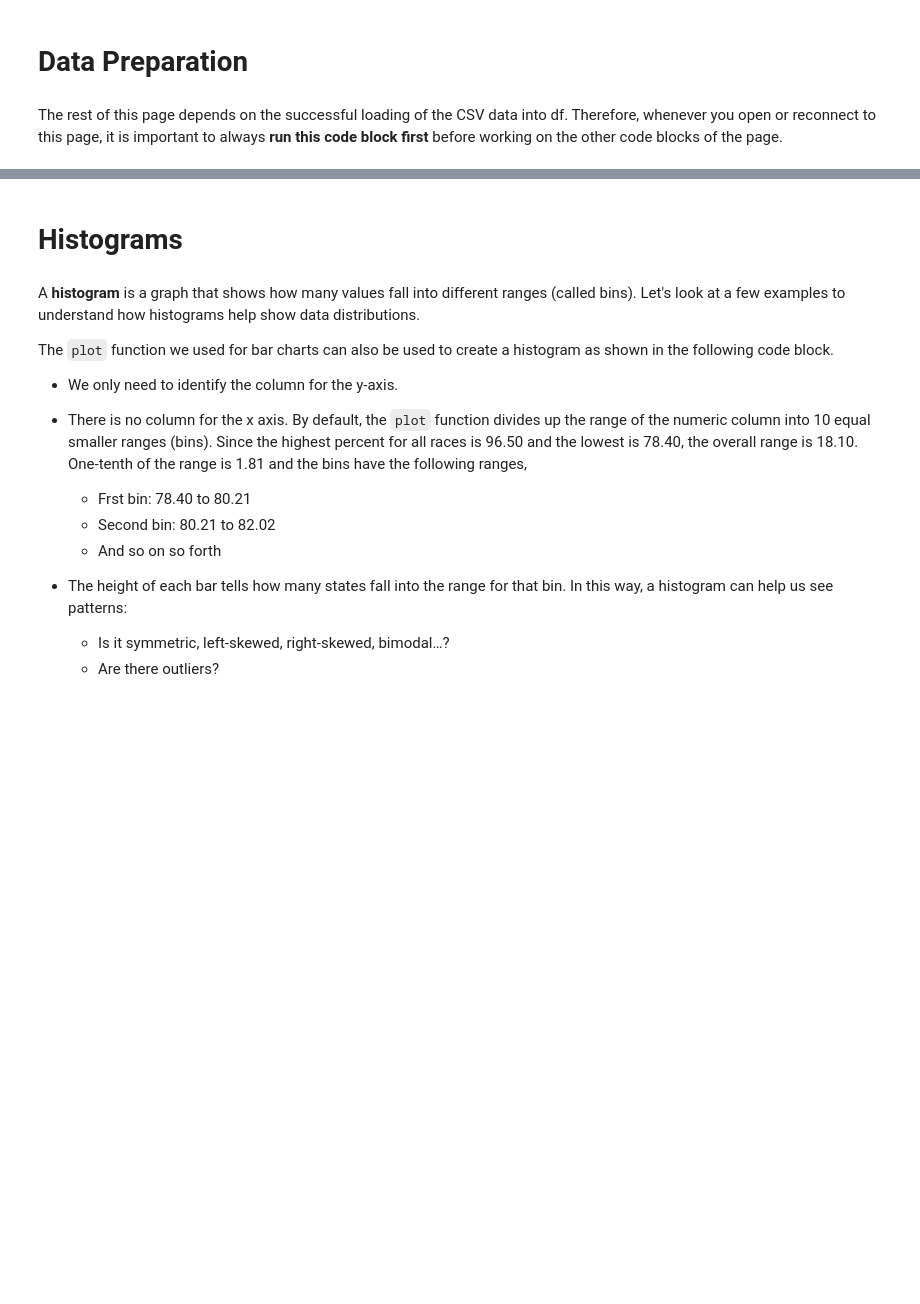
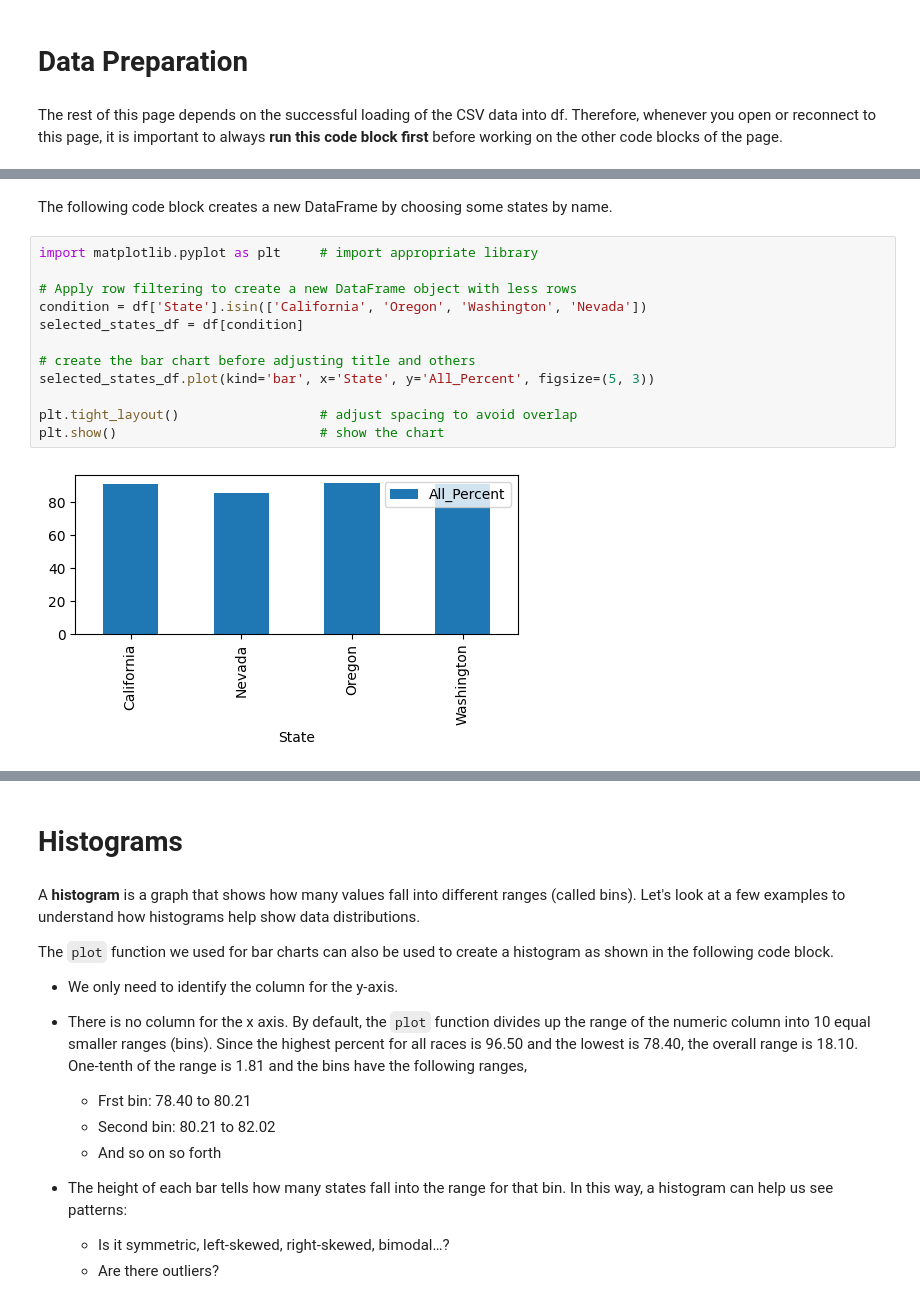
Before and after one commit to qarnac/CS201-F26, a Jupyter notebook: class_participation/09_histogram.ipynb, the cells around one changed output, grey strips where cells are left out. Saved outputs shown, nothing was run; the diff lists cells and outputs as text; blank space fills up the shorter version.

```diff
--- a/class_participation/09_histogram.ipynb
+++ b/class_participation/09_histogram.ipynb
@@ -97,0 +82,16 @@ Complete the following tasks. You may use as many or as few code blocks as you'd
+# %% [markdown]
+The following code block creates a new DataFrame by choosing some states by name.
+# %%
+import matplotlib.pyplot as plt     # import appropriate library
+
+# Apply row filtering to create a new DataFrame object with less rows
+condition = df['State'].isin(['California', 'Oregon', 'Washington', 'Nevada'])
+selected_states_df = df[condition]
+
+# create the bar chart before adjusting title and others
+selected_states_df.plot(kind='bar', x='State', y='All_Percent', figsize=(5, 3))
+
+plt.tight_layout()                  # adjust spacing to avoid overlap
+plt.show()                          # show the chart
+# %% [output]
+[figure, added]
```
Also changed, not shown: parts of 38 cells of this notebook.
